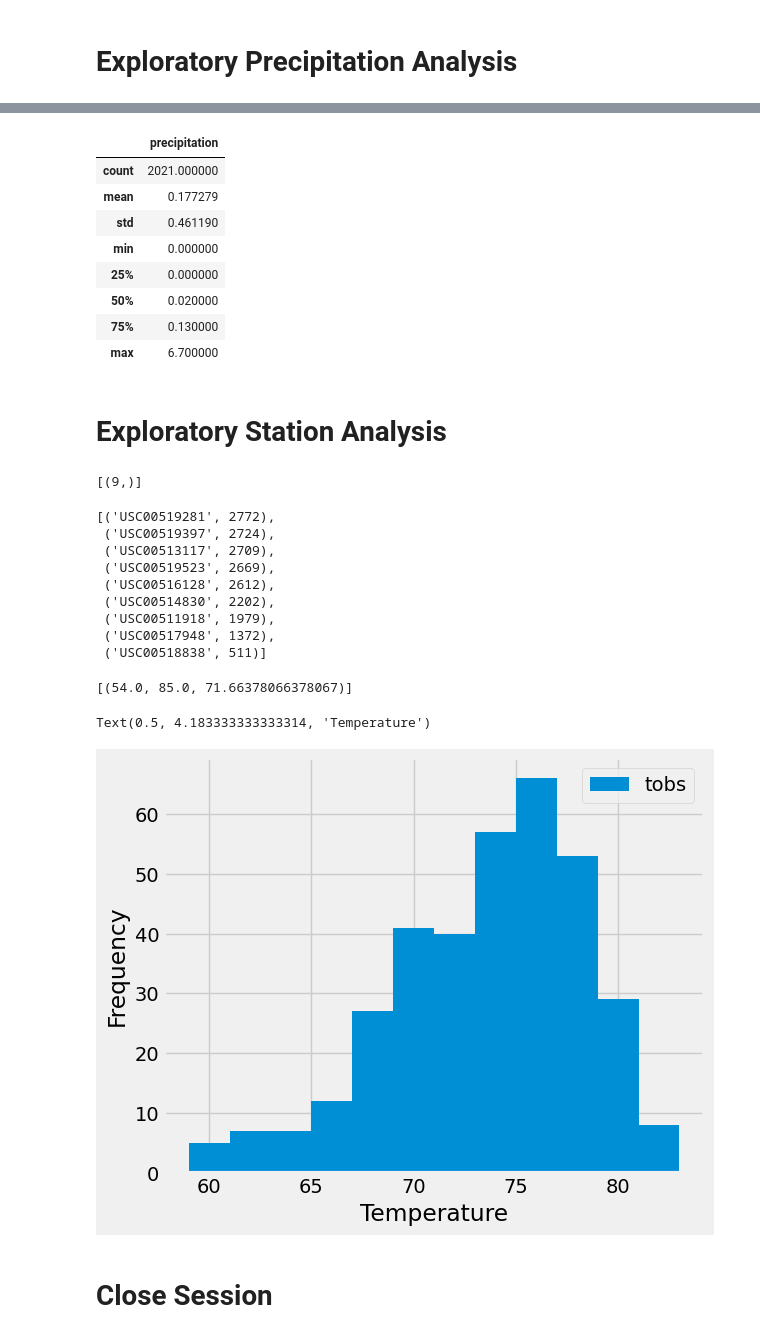
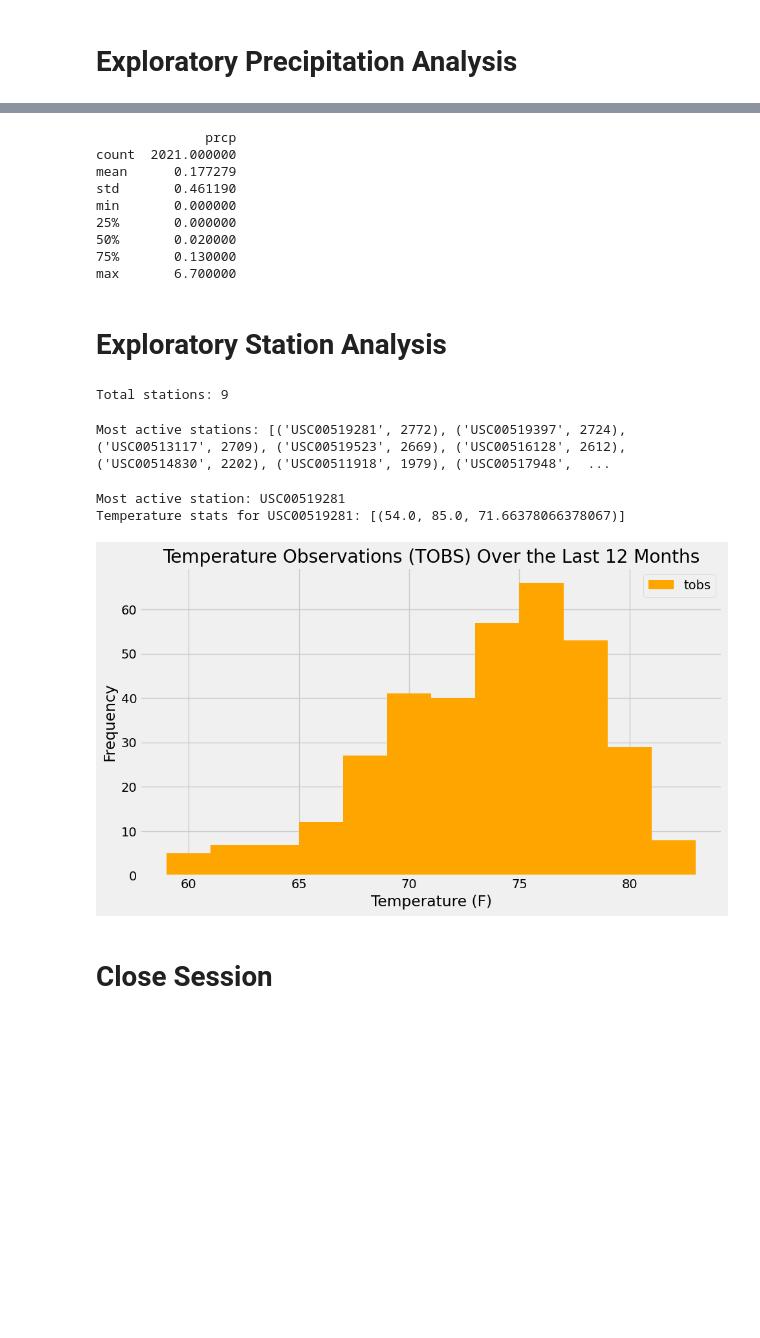
Before and after one commit to alexvallone24/sqlalchemy-challenge, a Jupyter notebook: SurfsUp/climate_starter.ipynb, the cells around one changed output, grey strips where cells are left out. Drawn from its saved outputs; the diff is of its cells as text; code cells hidden in the pictures; blank space fills up the shorter version.

```diff
--- a/SurfsUp/climate_starter.ipynb
+++ b/SurfsUp/climate_starter.ipynb
@@ -39,8 +39,11 @@ station
 No tables found.
 # %%
 # Save references to each table
+Measurement = Base.classes.measurement
+Station = Base.classes.station
 # %%
 # Create our session (link) from Python to the DB
+session = Session(engine)
 # %% [markdown]
 # Exploratory Precipitation Analysis
 # %%
@@ -70,44 +86,63 @@ Text(0, 0.5, 'Inches')
 # %%
 # Use Pandas to calculate the summary statistics for the precipitation data
+print(precip_df.describe())
 # %% [output]
-|  | precipitation |
-| count | 2021.000000 |
-| mean | 0.177279 |
-| std | 0.461190 |
-| min | 0.000000 |
-| 25% | 0.000000 |
-| 50% | 0.020000 |
-| 75% | 0.130000 |
-| max | 6.700000 |
+              prcp
+count  2021.000000
+mean      0.177279
+std       0.461190
+min       0.000000
+25%       0.000000
+50%       0.020000
+75%       0.130000
+max       6.700000
 # %% [markdown]
 # Exploratory Station Analysis
 # %%
 # Design a query to calculate the total number of stations in the dataset
+total_stations = session.query(func.count(Station.station)).scalar()
+print(f"Total stations: {total_stations}")
 # %% [output]
-[(9,)]
+Total stations: 9
 # %%
 # Design a query to find the most active stations (i.e. which stations have the most rows?)
 # List the stations and their counts in descending order.
+active_stations = session.query(Measurement.station, func.count(Measurement.id)).\
+    group_by(Measurement.station).\
+    order_by(func.count(Measurement.id).desc()).all()
+print(f"Most active stations: {active_stations}")
 # %% [output]
-[('USC00519281', 2772),
- ('USC00519397', 2724),
- ('USC00513117', 2709),
- ('USC00519523', 2669),
- ('USC00516128', 2612),
- ('USC00514830', 2202),
- ('USC00511918', 1979),
- ('USC00517948', 1372),
- ('USC00518838', 511)]
+Most active stations: [('USC00519281', 2772), ('USC00519397', 2724), ('USC00513117', 2709), ('USC00519523', 2669), ('USC00516128', 2612), ('USC00514830', 2202), ('USC00511918', 1979), ('USC00517948',  ...
 # %%
 # Using the most active station id from the previous query, calculate the lowest, highest, and average temperature.
+most_active_station = active_stations[0][0]
+print(f"Most active station: {most_active_station}")
+temp_stats = session.query(
+    func.min(Measurement.tobs),
+    func.max(Measurement.tobs),
+    func.avg(Measurement.tobs)
+).filter(Measurement.station == most_active_station).all()
+
+print(f"Temperature stats for {most_active_station}: {temp_stats}")
 # %% [output]
-[(54.0, 85.0, 71.66378066378067)]
+Most active station: USC00519281
+Temperature stats for USC00519281: [(54.0, 85.0, 71.66378066378067)]
 # %%
 # Using the most active station id
 # Query the last 12 months of temperature observation data for this station and plot the results as a histogram
+tobs_data = session.query(Measurement.tobs).\
+    filter(Measurement.station == most_active_station).\
+    filter(Measurement.date >= prev_year_date_str).all()
+
+tobs_df = pd.DataFrame(tobs_data, columns=['tobs'])
+tobs_df.plot(kind='hist', bins=12, figsize=(10, 6), color='orange')
+plt.title('Temperature Observations (TOBS) Over the Last 12 Months')
+plt.xlabel('Temperature (F)')
+plt.ylabel('Frequency')
+plt.tight_layout()
+plt.show()
 # %% [output]
-Text(0.5, 4.183333333333314, 'Temperature')
-[figure, old version]
+[figure, new version]
 # %% [markdown]
 # Close Session
 # %%
```
Also changed, not shown: parts of 2 cells of this notebook.
